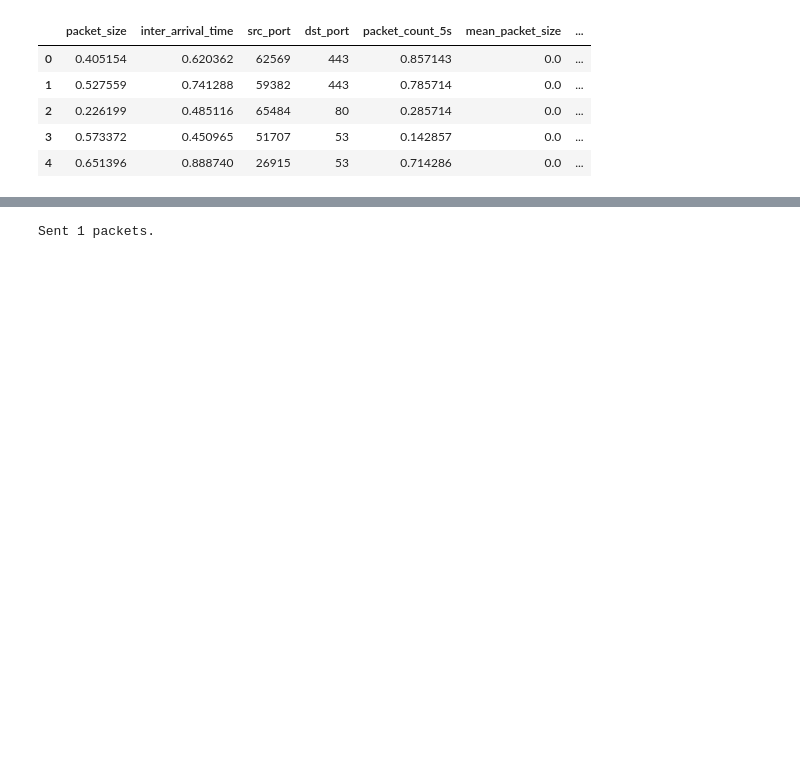
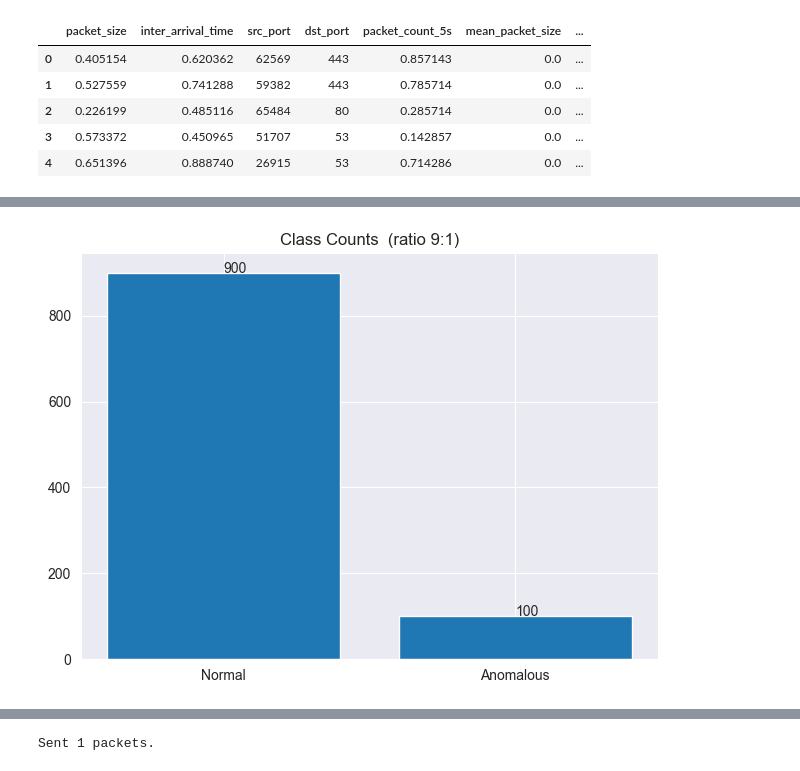
Before and after one commit to olamidebanimashaun-hash/MinoTaur, a Jupyter notebook: Data/EDA.ipynb, the cells around one changed output, grey strips where cells are left out. Saved outputs shown, nothing was run; the diff lists cells and outputs as text; code cells hidden in the pictures; blank space fills up the shorter version.

```diff
--- a/Data/EDA.ipynb
+++ b/Data/EDA.ipynb
@@ -111,0 +190,12 @@ plt.show()
+# %%
+# ─── 7. CLASS BALANCE OVERVIEW ────────────────────────────────────────────────
+label_counts = y.value_counts().sort_index()
+ratio = label_counts.max() / label_counts.min()
+plt.bar(['Normal', 'Anomalous'], label_counts.values)
+plt.title(f'Class Counts  (ratio {ratio:.0f}:1)')
+for i in range(len(['Normal', 'Anomalous'])):
+    plt.text(i, label_counts.values[i], label_counts.values[i])
+plt.tight_layout();
+plt.show()
+# %% [output]
+[figure, added]
```
Also changed, not shown: parts of 23 cells of this notebook, 8 other files.
